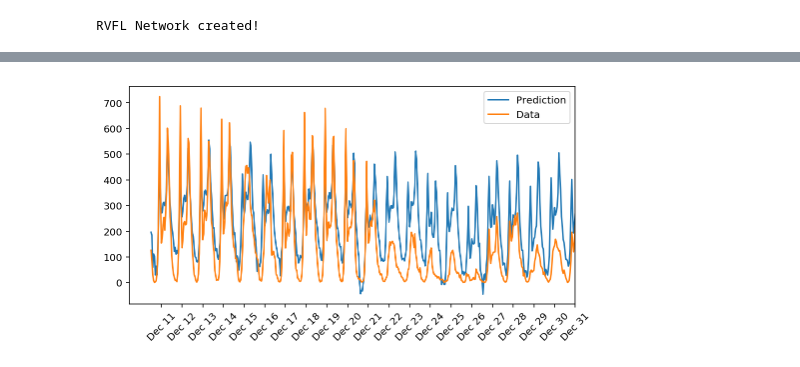
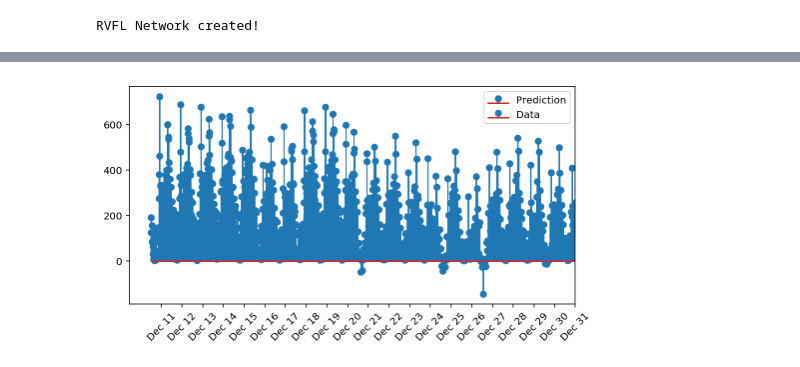
Before and after one commit to arp95/rvfl_research, a Jupyter notebook: dlnd-your-first-neural-network.ipynb, the cells around one changed output, grey strips where cells are left out. Cells and saved outputs as stored; diff of their text form; code cells hidden in the pictures.

```diff
--- a/dlnd-your-first-neural-network.ipynb
+++ b/dlnd-your-first-neural-network.ipynb
@@ -56,0 +100,11 @@ Normalization Successful!
+# %%
+#normalizing of input data
+
+quant_features = ['Avg Temperature @ 50m [deg C]', 'Avg Wind Chill Temp [deg C]', 'Avg Dew Point Temp [deg C]', 'Avg Relative Humidity [%]', 'Avg Specific Humidity [g/Kg]', 'Avg Station Pressure [mBar]', 'Avg Sea-Level Pressure (Est) [mBar]', 'Avg Avg Wind Speed @ 50m [m/s]', 'Avg Avg Wind Shear [1/s]', 'Avg Friction Velocity (u*) [m/s]', 'Avg Est Surface Roughness [m]']
+scaled_features = {}
+for each in quant_features:
+    mean, std = rides[each].mean(), rides[each].std()
+    scaled_features[each] = [mean, std]
+    rides.loc[:, each] = (rides[each] - mean)/std
+
+print('Normalization Successful!')
@@ -57,10 +122,10 @@ Normalization Successful!
 # %%
 #dividing data into training, validation and test data
 
-test_data = data[-21*24:]
-data = data[:-21*24]
+test_data = data[-30*48:]
+data = data[:-30*48]
 
-target_fields = ['cnt', 'casual', 'registered']
+target_fields = ['Avg Avg Wind Speed @ 50m [m/s]']
 features, targets = data.drop(target_fields, axis=1), data[target_fields]
 test_features, test_targets = test_data.drop(target_fields, axis=1), test_data[target_fields]
 n_records = features.shape[0]
@@ -100,14 +165,14 @@ class NeuralNetwork:
         self.output_nodes = output_nodes
 
         #activation function on the outputs of hidden layer
-        #self.activation_function = sigmoid
-        self.activation_function = relu
+        self.activation_function = sigmoid
+        #self.activation_function = relu
         #self.activation_function = tanh
         #self.activation_function = sine
 
         #range of the random weights for input to hidden neurons
-        self.weights_input_to_hidden = np.random.uniform(-0.5, 0.5,(self.hidden_nodes, self.input_nodes))
-        #self.weights_input_to_hidden = np.random.uniform(-1.0, 1.0,(self.hidden_nodes, self.input_nodes))
+        #self.weights_input_to_hidden = np.random.uniform(-0.5, 0.5,(self.hidden_nodes, self.input_nodes))
+        self.weights_input_to_hidden = np.random.uniform(0.0, 1.0,(self.hidden_nodes, self.input_nodes))
         #self.weights_input_to_hidden = np.random.uniform(-1.5, 1.5,(self.hidden_nodes, self.input_nodes))
         #self.weights_input_to_hidden = np.random.uniform(-2.0, 2.0,(self.hidden_nodes, self.input_nodes))
 
@@ -161,7 +226,7 @@ epochs = 1000
 learning_rate = 0.01
 
 #varying number of hidden nodes
-hidden_nodes = 10
+hidden_nodes = 14
 #hidden_nodes = 15
 #hidden_nodes = 20
 
@@ -174,12 +239,12 @@ losses = {'train':[], 'validation':[]}
 for e in range(epochs):
 
     batch = np.random.choice(train_features.index, size=128)
-    for record, target in zip(train_features.ix[batch].values, train_targets.ix[batch]['cnt']):
+    for record, target in zip(train_features.ix[batch].values, train_targets.ix[batch]['Avg Avg Wind Speed @ 50m [m/s]']):
         network.train(record, target)
     if e%(epochs/10) == 0:
 
-        train_loss = MSE(network.run(train_features), train_targets['cnt'].values)
-        val_loss = MSE(network.run(val_features), val_targets['cnt'].values)
+        train_loss = MSE(network.run(train_features), train_targets['Avg Avg Wind Speed @ 50m [m/s]'].values)
+        val_loss = MSE(network.run(val_features), val_targets['Avg Avg Wind Speed @ 50m [m/s]'].values)
         losses['train'].append(train_loss)
         losses['validation'].append(val_loss)
         print('Training MSE loss: {:.4f}'.format(train_loss))
@@ -232,17 +278,17 @@ Testing nRMSE loss: 0.6749
 # %%
 #checking the nn on the test data
 
 fig, ax = plt.subplots(figsize=(8,4))
 mean, std = scaled_features['cnt']
 predictions = network.run(test_features)*std + mean
-ax.plot(predictions[0], label='Prediction')
-ax.plot((test_targets['cnt']*std + mean).values, label='Data')
+ax.stem(predictions[0], label='Prediction')
+ax.stem((test_targets['cnt']*std + mean).values, label='Data')
 ax.set_xlim(right=len(predictions))
 ax.legend()
 
 dates = pd.to_datetime(rides.ix[test_data.index]['dteday'])
 dates = dates.apply(lambda d: d.strftime('%b %d'))
 ax.set_xticks(np.arange(len(dates))[12::24])
 _ = ax.set_xticklabels(dates[12::24], rotation=45)
 # %% [output]
-[figure, old version]
+[figure, new version]
```
Also changed, not shown: parts of 14 cells of this notebook, 8 other files.
